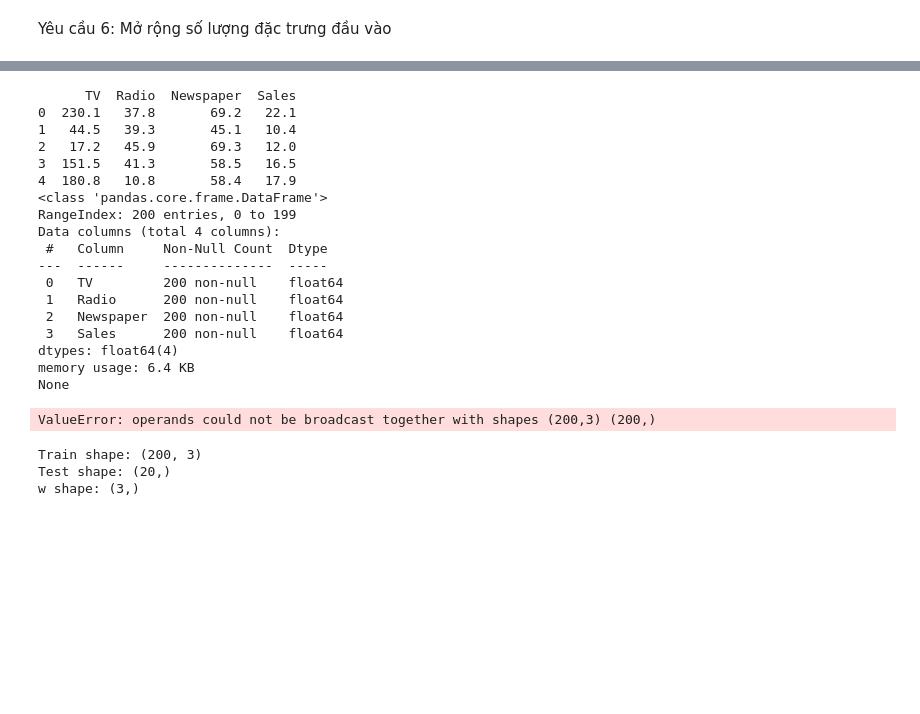
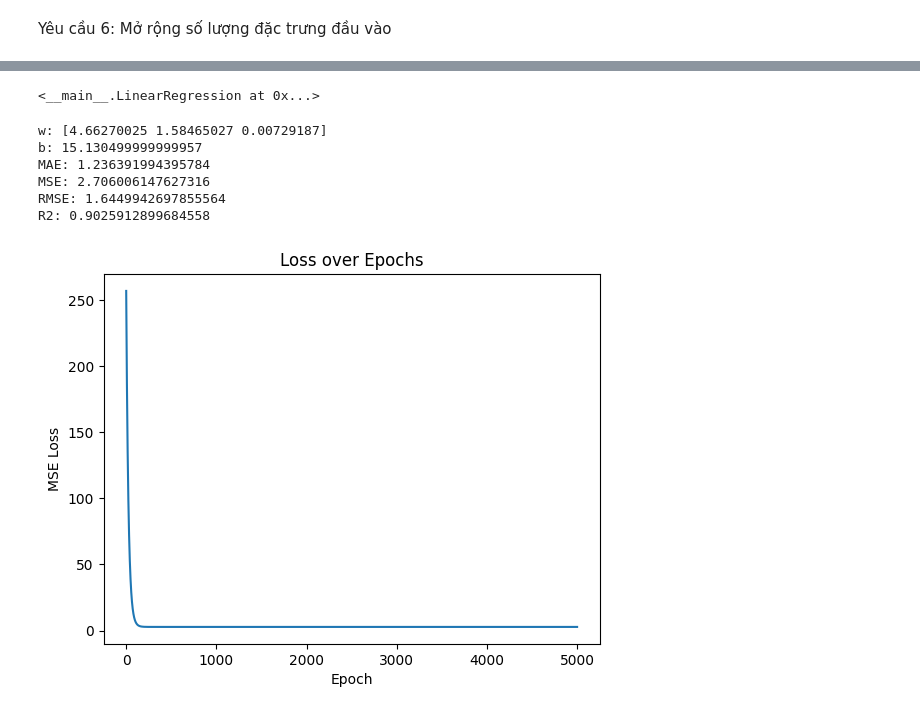
Before and after one commit to NguyenTienDung200705/Machine-Learning, a Jupyter notebook: Lab1/Lab1.ipynb, the cells around one changed output, grey strips where cells are left out. Cells and saved outputs as stored; diff of their text form; code cells hidden in the pictures; blank space fills up the shorter version.

```diff
--- a/Lab1/Lab1.ipynb
+++ b/Lab1/Lab1.ipynb
@@ -542,13 +471,15 @@ class LinearRegression:
 
         return self
 
-    def evaluate(self, y_true, y_pred):
+    def evaluate(self, X, y_true):
+        y_pred = self.predict(X)
+
         mae = np.mean(np.abs(y_true - y_pred))
         mse = np.mean((y_true - y_pred) ** 2)
         rmse = np.sqrt(mse)
 
         ssr = np.sum((y_true - y_pred) ** 2)
         sst = np.sum((y_true - np.mean(y_true)) ** 2)
-        r2 = 1 - ssr/sst
+        r2 = 1 - ssr / sst
 
         return mae, mse, rmse, r2
@@ -554,0 +494,5 @@ class LinearRegression:
+# %%
+model = LinearRegression(learning_rate=0.01, epochs=5000)
+model.fit(X, y)
+# %% [output]
+<__main__.LinearRegression at 0x...>
@@ -555,30 +501,4 @@ class LinearRegression:
 # %%
-import pandas as pd
-import numpy as np
-
-# ===== 1. Đọc dữ liệu =====
-df = pd.read_csv("advertising.csv")
-
-print(df.head())
-print(df.info())
-
-# ===== 2. Tách biến =====
-X = df[['TV', 'Radio', 'Newspaper']].values
-y = df['Sales'].values
-
-# ===== 3. Chuẩn hóa (RẤT NÊN dùng) =====
-from sklearn.preprocessing import StandardScaler
-scaler = StandardScaler()
-X = scaler.fit_transform(X)
-
-# ===== 4. Train =====
-model = LinearRegression(learning_rate=0.01, epochs=5000)
-model.fit(X, y)
-
-# ===== 5. Đánh giá =====
-mae, mse, rmse, r2 = model.evaluate(X, y)
-
-print("\n===== KẾT QUẢ =====")
 print("w:", model.w)
 print("b:", model.b)
 print("MAE:", mae)
@@ -586,30 +506,17 @@ print("MSE:", mse)
 print("RMSE:", rmse)
 print("R2:", r2)
 # %% [output]
-      TV  Radio  Newspaper  Sales
-0  230.1   37.8       69.2   22.1
-1   44.5   39.3       45.1   10.4
-2   17.2   45.9       69.3   12.0
-3  151.5   41.3       58.5   16.5
-4  180.8   10.8       58.4   17.9
-<class 'pandas.core.frame.DataFrame'>
-RangeIndex: 200 entries, 0 to 199
-Data columns (total 4 columns):
- #   Column     Non-Null Count  Dtype
----  ------     --------------  -----
- 0   TV         200 non-null    float64
- 1   Radio      200 non-null    float64
- 2   Newspaper  200 non-null    float64
- 3   Sales      200 non-null    float64
-dtypes: float64(4)
-memory usage: 6.4 KB
-None
+w: [4.66270025 1.58465027 0.00729187]
+b: 15.130499999999957
+MAE: 1.236391994395784
+MSE: 2.706006147627316
+RMSE: 1.6449942697855564
+R2: 0.9025912899684558
-ValueError: operands could not be broadcast together with shapes (200,3) (200,)
-# %%
-print("Train shape:", X.shape)
-print("Test shape:", X_test.shape)
-print("w shape:", model.w.shape)
-# %% [output]
-Train shape: (200, 3)
-Test shape: (20,)
-w shape: (3,)
+# %%
+plt.plot(model.losses)
+plt.title("Loss over Epochs")
+plt.xlabel("Epoch")
+plt.ylabel("MSE Loss")
+plt.show()
+# %% [output]
+[figure, added]
```
Also changed, not shown: parts of 8 cells of this notebook.
